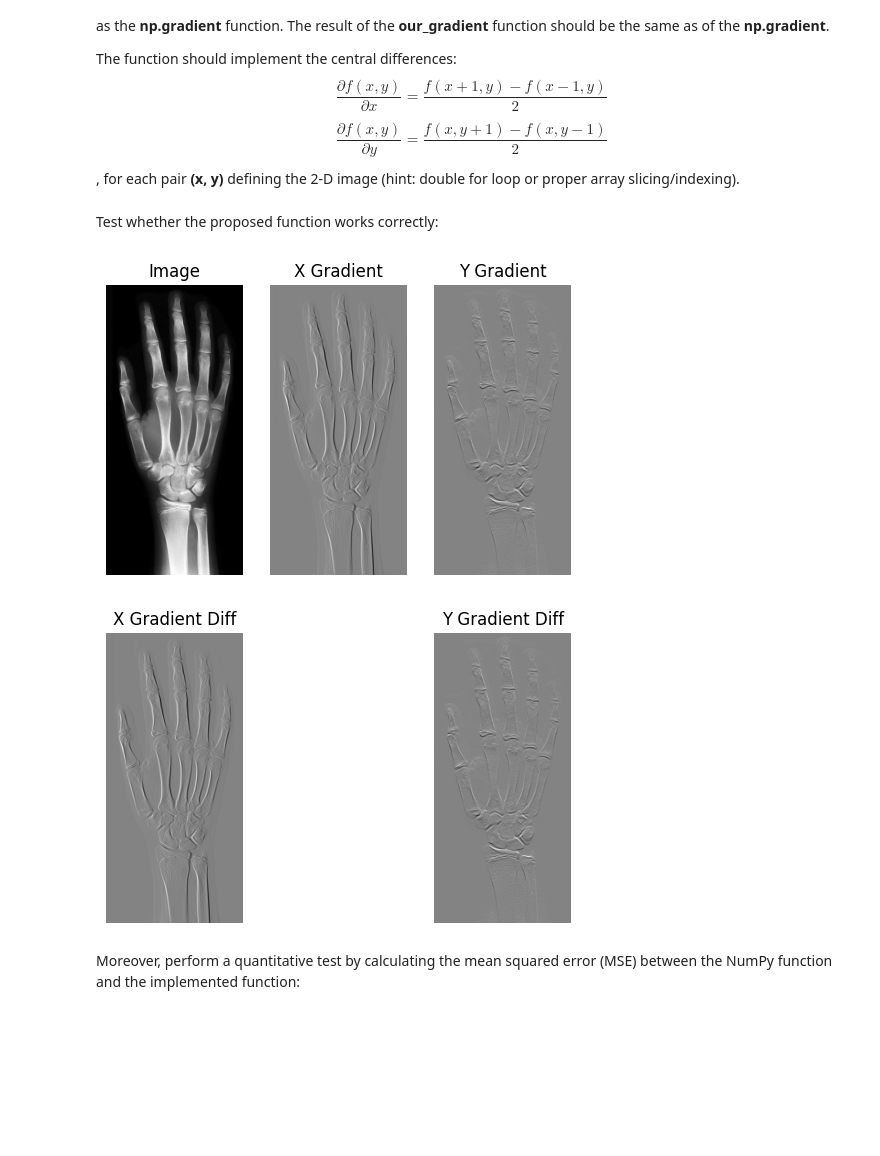
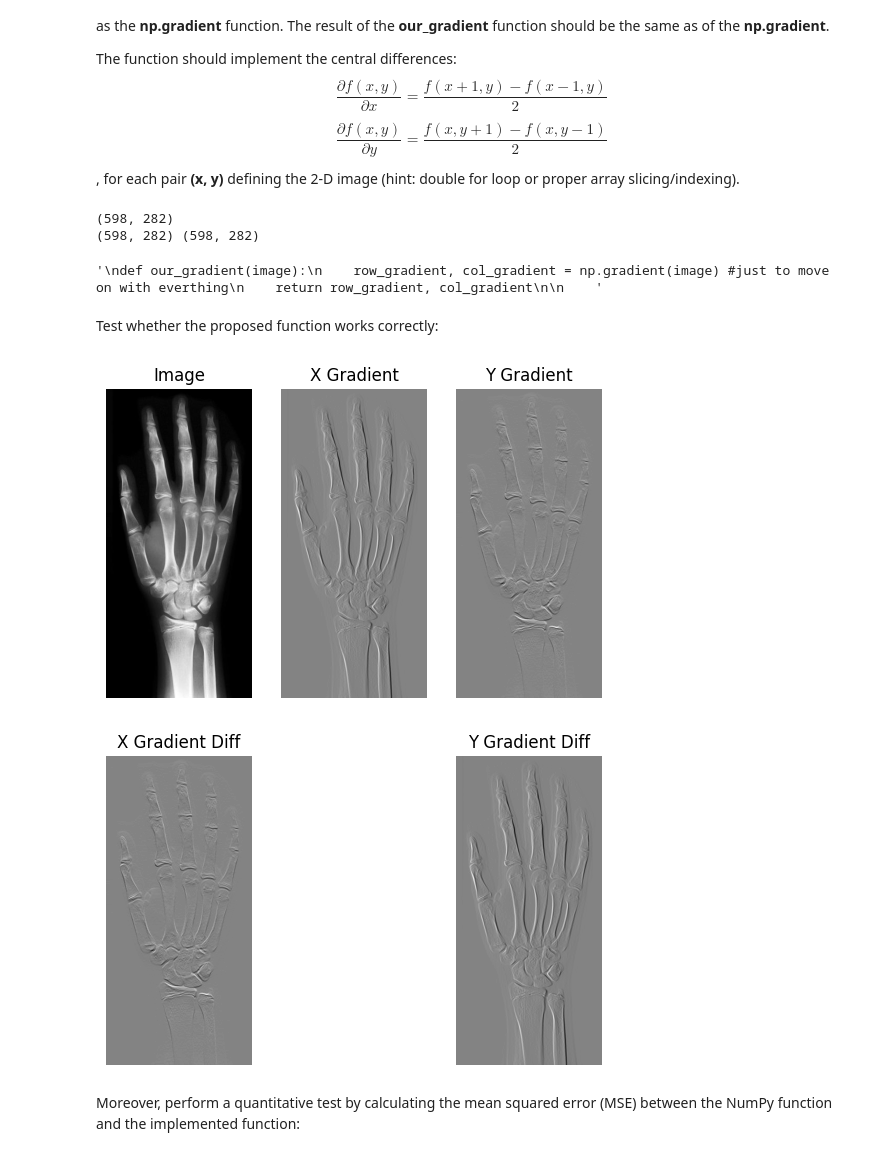
Before and after one commit to ASingh-AGH/AI_Collab, a Jupyter notebook: DLMIA Lab1.ipynb, the cells around one changed output. Cells and saved outputs as stored; diff of their text form; code cells hidden in the pictures; blank space fills up the shorter version.

```diff
--- a/DLMIA Lab1.ipynb
+++ b/DLMIA Lab1.ipynb
@@ -107,7 +107,7 @@ $$ \frac{\partial f(x, y)}{\partial y} = \frac{f(x, y + 1) -  f(x, y - 1)}{2}$$
 , for each pair __(x, y)__ defining the 2-D image (hint: double for loop or proper array slicing/indexing).
 # %%
 #DONE
-"""
+""" # Professors Explanation
 Input: image
 Gx = image(x,y) / dx = [image(x + 1, y) - image(x - 1, y)] / 2
 Gx = image(x,y) / dy = [image(x, y + 1) - image(x, y - 1)] / 2
@@ -116,8 +116,7 @@ Gf(x,y)/dx = f(x+1,y) - f(x,y) #forward diffreences
 Gf(x,y)/dx = f(x+1,y) - f(x-1,y) #backward diffreences
 
 """
-
-#THERE ARE SOME ERRORS HERE IDK WHY
+#THERE ARE SOME ERRORS HERE IDK WHY BOTH EXAMPLE SHOWN IN CLASS AND BY PROFESSOR
 """
   for x in range(1, image.shape[1] - 1): #598
     for y in range(1, image.shape[0] - 1): #282
@@ -132,25 +131,61 @@ Gf(x,y)/dx = f(x+1,y) - f(x-1,y) #backward diffreences
   #IndexError: index 282 is out of bounds for axis 1 with size 282
 """
 """
+#original prof solution code
+def our_gradient(image):
+
   row_gradient = np.zeros_like(image) # initialize with zeros
   col_gradient = np.zeros_like(image) # initalize with zeros
   #taking advantage of python slicing
   #to calc gradient in both directions using central diffrences
   row_gradient[1:-1] = ((image[2:, :] - image[0:-2,:]) / 2 )
   col_gradient[1:-1] = ((image[:, 2:] - image[:, 0:-2]) / 2 )
+
   row_gradient[0, :] = (image[1, :] - image[0, :])
   row_gradient[-1, :] =(image[-1, :] - image[-2, :])
 
   #fix indexing errors for gradient calc at edges of image
   col_gradient[:, 0] = (image[:, 1] - image[:, 0])
   col_gradient[:, -1] = (image[:, -1] - image[:, -2])
+"""
+#TRUBLE SHOOTING
+print(image.shape)#(598, 282)
+print(row_gradient.shape, col_gradient.shape)#(598, 282) (598, 282)
 
-  #ValueError: could not broadcast input array from shape (598,280) into shape (596,282)
+def our_gradient(image):
+
+    row_gradient = np.zeros_like(image) # initialize with zeros
+    col_gradient = np.zeros_like(image) # initalize with zeros
+
+
+    row_gradient = np.zeros((image.shape[0]+1, image.shape[1]), dtype=float) #282
+    col_gradient = np.zeros((image.shape[0], image.shape[1]+1), dtype=float) #596
+    #col_gradient = np.zeros((image.shape[1] + 1, image.shape[1]), dtype=float) #596
+    print(row_gradient.shape, col_gradient.shape)
+
+    row_gradient[1:-1] = ((image[2:, :] - image[0:-2,:]) / 2 )
+    col_gradient[1:-1] = ((image[:, 2:] - image[:, 0:-2]) / 2 )
+
+    row_gradient[0, :] = (image[1, :] - image[0, :])
+    row_gradient[-1, :] =(image[-1, :] - image[-2, :])
+    col_gradient[:, 0] = (image[:, 1] - image[:, 0])
+    col_gradient[:, -1] = (image[:, -1] - image[:, -2])
+
+    return row_gradient, col_gradient
+
+  #ValueError: could not broadcast input array from shape (596,282) into shape (597,282)
+
+
 """
-
 def our_gradient(image):
     row_gradient, col_gradient = np.gradient(image) #just to move on with everthing
     return row_gradient, col_gradient
+
+    """
+# %% [output]
+(598, 282)
+(598, 282) (598, 282)
+'\ndef our_gradient(image):\n    row_gradient, col_gradient = np.gradient(image) #just to move on with everthing\n    return row_gradient, col_gradient\n\n    '
 # %% [markdown]
 Test whether the proposed function works correctly:
 # %%
@@ -160,36 +195,37 @@ our_row_gradient, our_col_gradient = np.gradient(image)
 
 plt.figure(dpi=100)
 plt.subplot(1, 3, 1)
 plt.imshow(image, cmap='gray')
 plt.axis('off')
 plt.title("Image")
 plt.subplot(1, 3, 2) #1,3,2
 plt.imshow(our_col_gradient, cmap='gray')
 plt.axis('off')
 plt.title("X Gradient")
 plt.subplot(1, 3, 3) #1,3,3
 plt.imshow(our_row_gradient, cmap='gray')
 plt.axis('off')
 plt.title("Y Gradient")
 plt.show()
 
 # Show difference images
 
-col_gradient, row_gradient = our_gradient(image)
+#Moving on since far too much time has been spent on this and i dont know what to do anymore
+#col_gradient, row_gradient = our_gradient(image)
 
 plt.figure(dpi=100)
 plt.subplot(1, 3, 1) # mid 2
 plt.imshow(row_gradient, cmap='gray') # TODO
 plt.axis('off')
 plt.title("X Gradient Diff")
 plt.subplot(1, 3, 3) # 1, 2 , 2
 plt.imshow(col_gradient, cmap='gray') # TODO
 plt.axis('off')
 plt.title("Y Gradient Diff")
 plt.show()
 # %% [output]
-[figure, old version]
+[figure, new version]
-[figure, old version]
+[figure, new version]
 # %% [markdown]
 Moreover, perform a quantitative test by calculating the mean squared error (MSE) between the NumPy function and the implemented function:
 # %%
```
Also changed, not shown: parts of 3 cells of this notebook.
